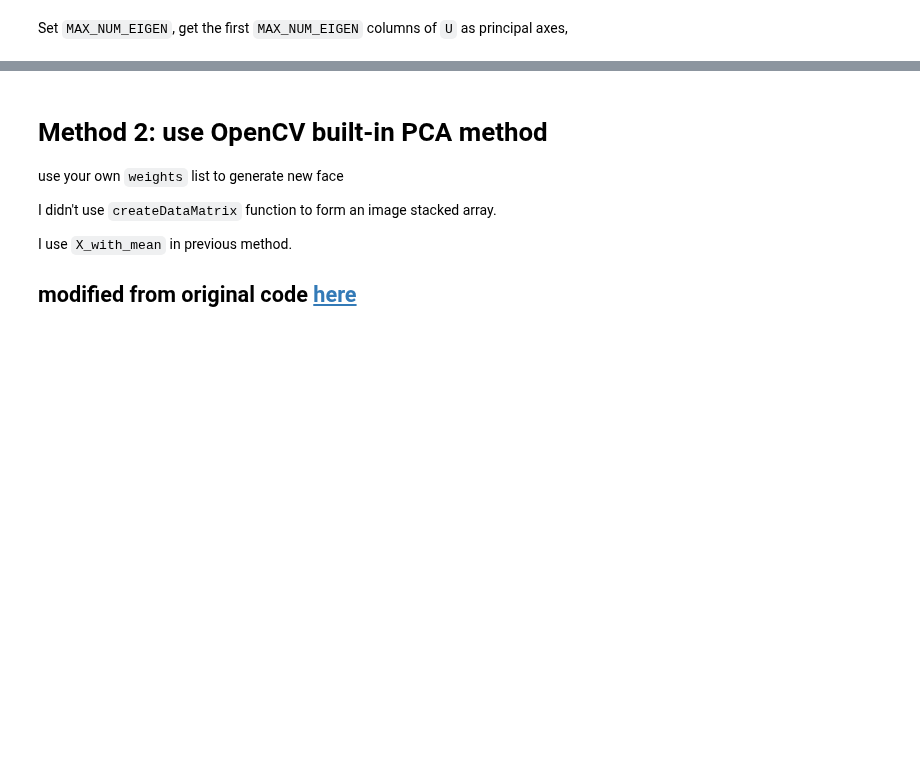
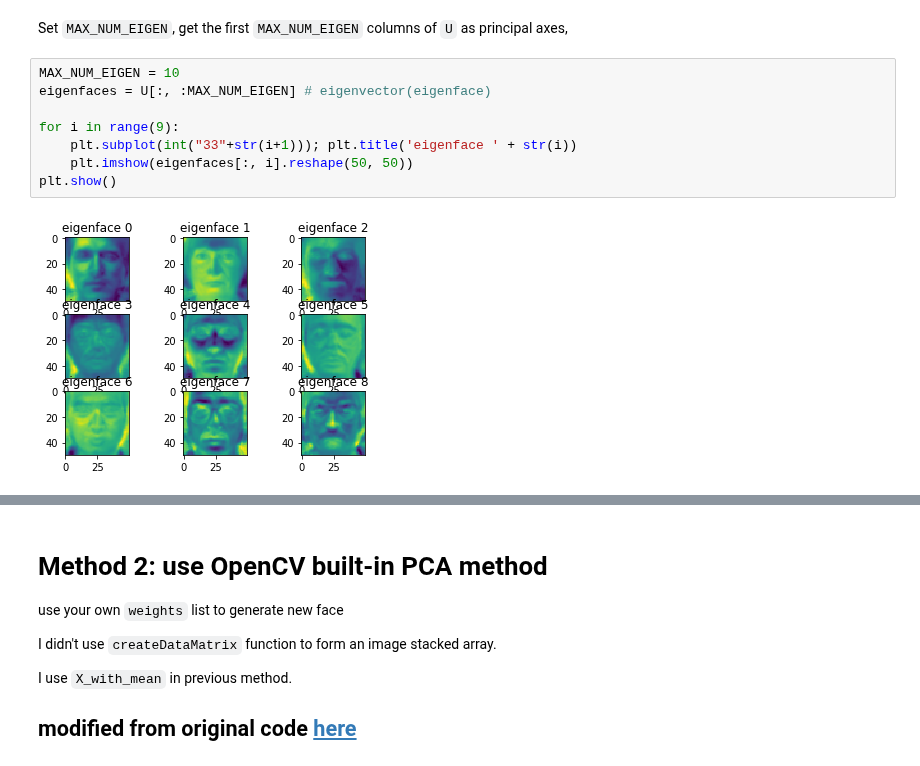
Before and after one commit to HsiaoTsan/MyMachineLearningCodes, a Jupyter notebook: PCA_SVD_EigenFace.ipynb, the cells around one changed output, grey strips where cells are left out. Drawn from its saved outputs; the diff is of its cells as text; blank space fills up the shorter version.

```diff
--- a/PCA_SVD_EigenFace.ipynb
+++ b/PCA_SVD_EigenFace.ipynb
@@ -62,3 +62,13 @@ print U.shape, VT.shape
 (2500, 2500) (165, 165)
 # %% [markdown]
 Set `MAX_NUM_EIGEN`, get the first `MAX_NUM_EIGEN` columns of `U` as principal axes,
+# %%
+MAX_NUM_EIGEN = 10
+eigenfaces = U[:, :MAX_NUM_EIGEN] # eigenvector(eigenface)
+
+for i in range(9):
+    plt.subplot(int("33"+str(i+1))); plt.title('eigenface ' + str(i))
+    plt.imshow(eigenfaces[:, i].reshape(50, 50))
+plt.show()
+# %% [output]
+[figure, added]
```
Also changed, not shown: parts of 3 cells of this notebook.
